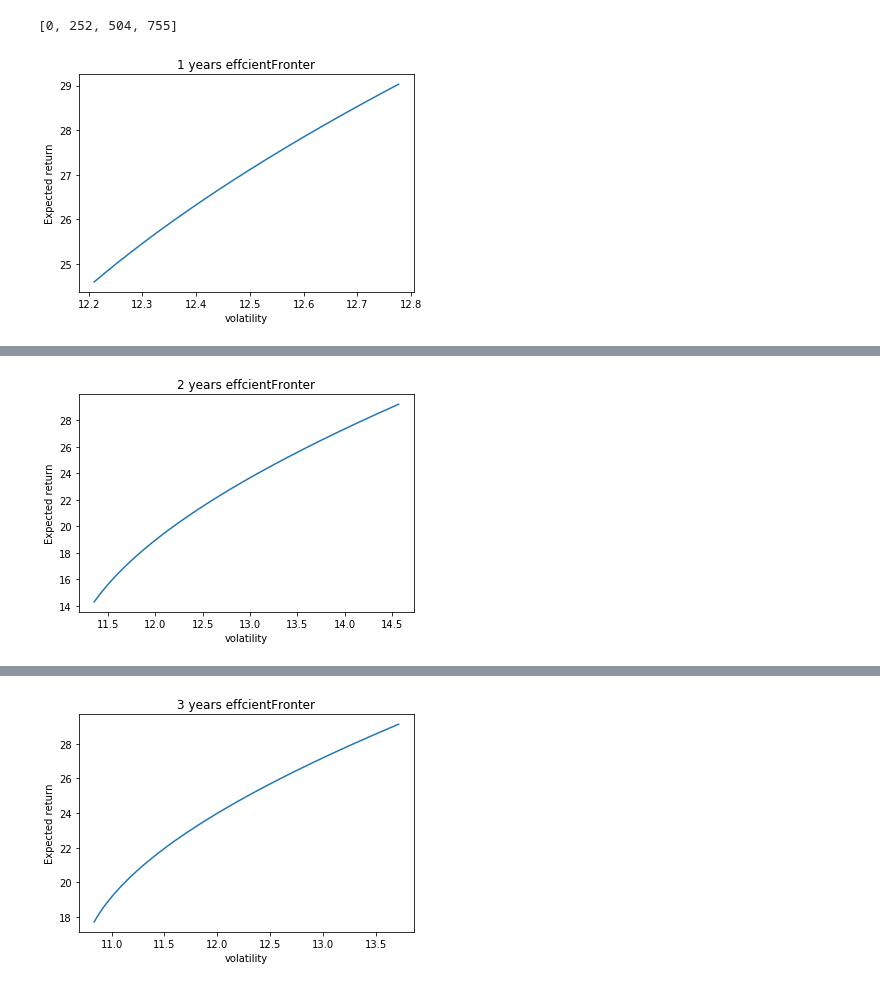
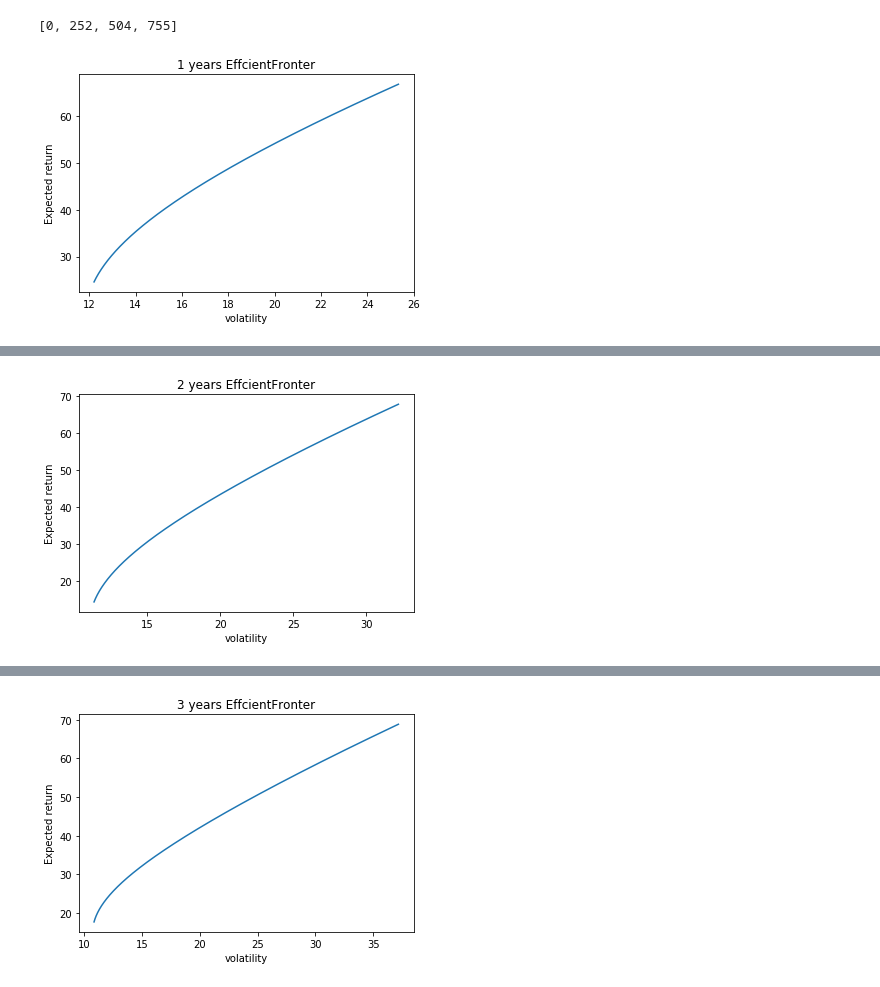
Before and after one commit to wuchenyu38/MA574_Portfolio-Valuation-and-Risk-Management, a Jupyter notebook: src/Markowitz2.ipynb, the cells around one changed output, grey strips where cells are left out. Cells and saved outputs as stored; diff of their text form; code cells hidden in the pictures.

```diff
--- a/src/Markowitz2.ipynb
+++ b/src/Markowitz2.ipynb
@@ -97,14 +97,14 @@ def effcientfrontier(g,h,R_cov,N1,N2):
 # %%
 #1 years effcientFronter
 R_cov =  np.array(R[break_points[2]:break_points[3]].cov())
 R_expect = np.array(R[break_points[2]:break_points[3]].mean()).reshape(-1,1)
 g1,h1,min_sigma1 = ghm(R_expect,R_cov)
-sigma1,mu1,weight1 = effcientfrontier(g1,h1,R_cov,2000,100000)
+sigma1,mu1,weight1 = effcientfrontier(g1,h1,R_cov,2000,200000)
 plt.plot(sigma1,mu1)
 plt.ylabel("Expected return")
 plt.xlabel("volatility")
-plt.title("1 years effcientFronter")
+plt.title("1 years EffcientFronter")
 plt.show()
 # %% [output]
-[figure, old version]
+[figure, new version]
 # %%
@@ -135,12 +135,12 @@ array([[ 0.03392494],
 R_cov2 =  np.array(R[break_points[1]:break_points[3]].cov())
 R_expect2 = np.array(R[break_points[1]:break_points[3]].mean()).reshape(-1,1)
 g2,h2,min_sigma2 = ghm(R_expect2,R_cov2)
-sigma2,mu2,weight2 = effcientfrontier(g2,h2,R_cov2,2000,100000)
+sigma2,mu2,weight2 = effcientfrontier(g2,h2,R_cov2,2000,200000)
 plt.plot(sigma2,mu2)
 plt.ylabel("Expected return")
 plt.xlabel("volatility")
-plt.title("2 years effcientFronter")
+plt.title("2 years EffcientFronter")
 plt.show()
 # %% [output]
-[figure, old version]
+[figure, new version]
 # %%
@@ -171,12 +171,12 @@ array([[ 0.04263899],
 R_cov3 =  np.array(R[break_points[0]:break_points[3]].cov())
 R_expect3 = np.array(R[break_points[0]:break_points[3]].mean()).reshape(-1,1)
 g3,h3,min_sigma3 = ghm(R_expect3,R_cov3)
-sigma3,mu3,weight3 = effcientfrontier(g3,h3,R_cov3,2000,100000)
+sigma3,mu3,weight3 = effcientfrontier(g3,h3,R_cov3,2000,200000)
 plt.plot(sigma3,mu3)
 plt.ylabel("Expected return")
 plt.xlabel("volatility")
-plt.title("3 years effcientFronter")
+plt.title("3 years EffcientFronter")
 plt.show()
 # %% [output]
-[figure, old version]
+[figure, new version]
 # %%
```
Also changed, not shown: parts of 17 cells of this notebook.
